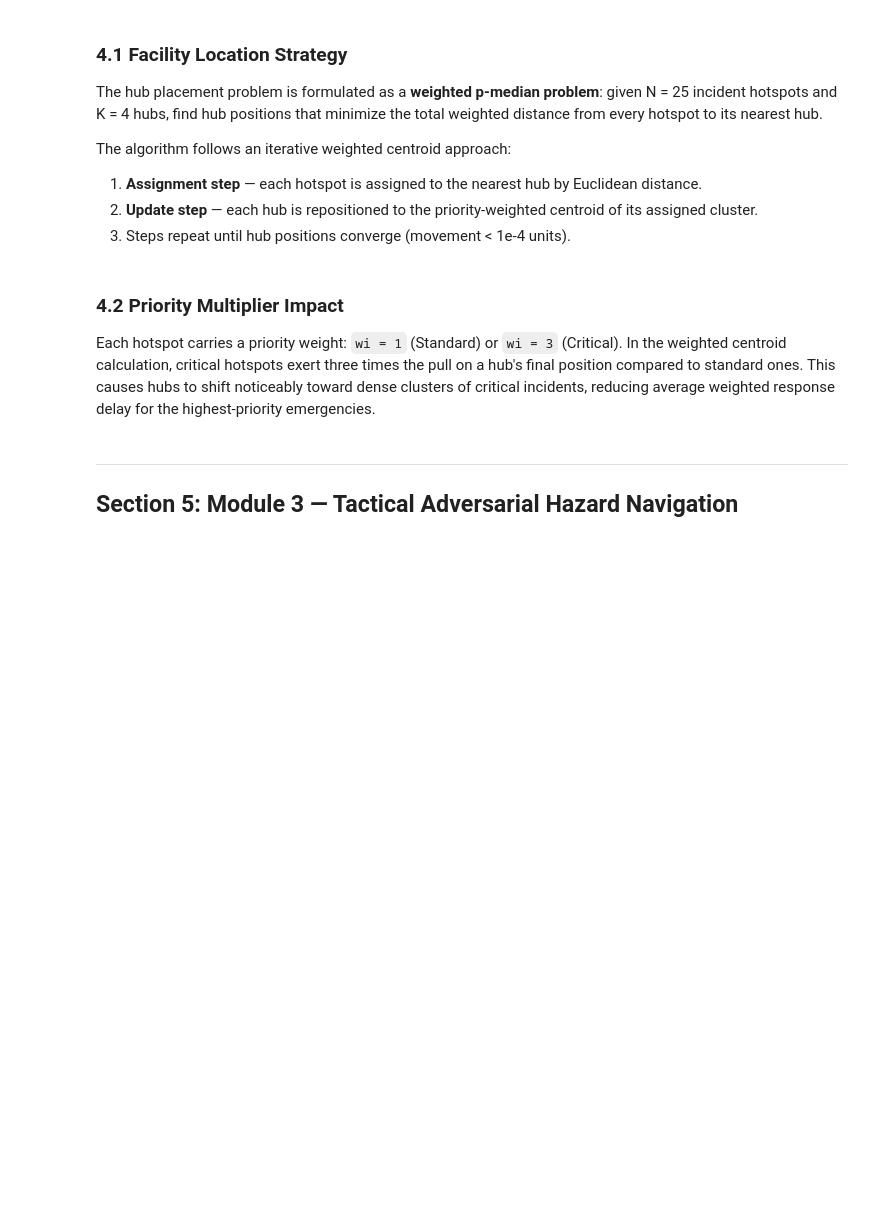
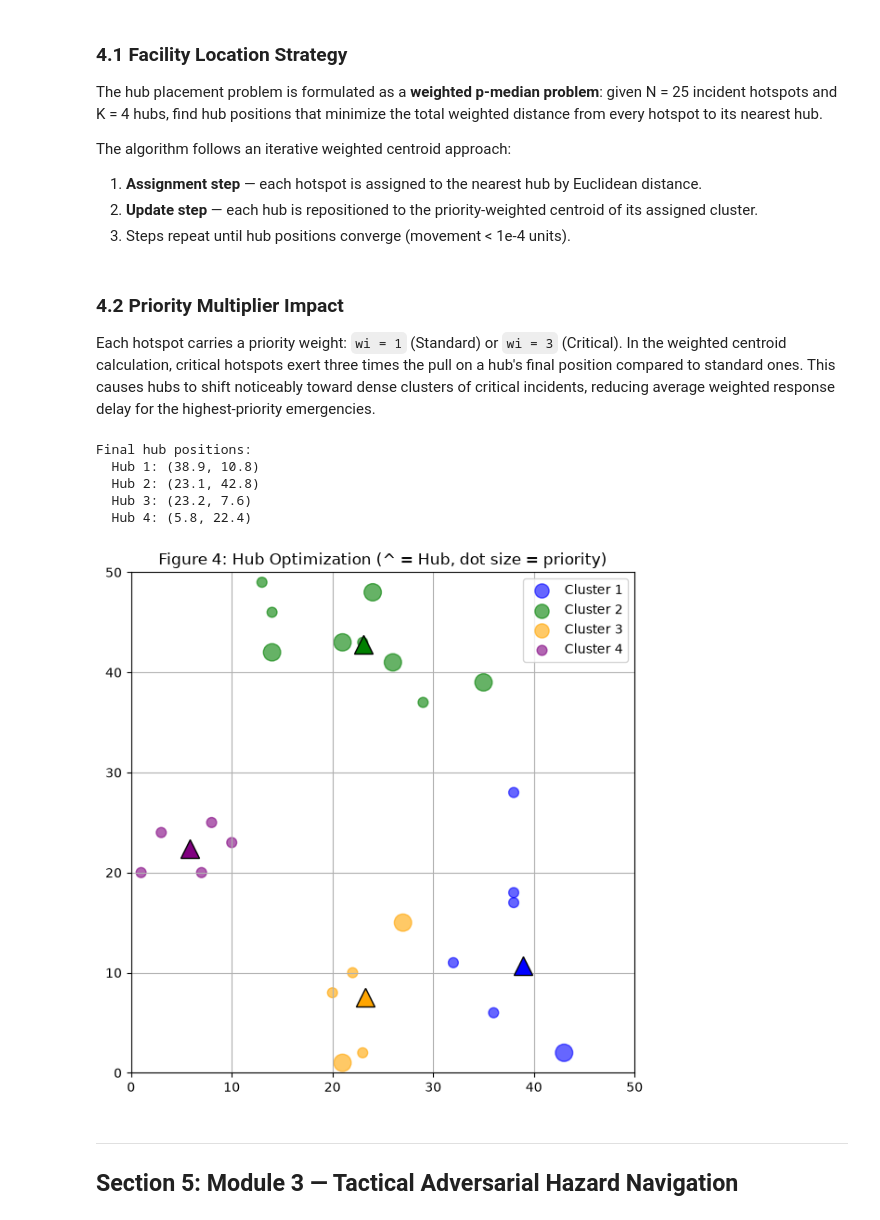
Before and after one commit to seanaseb2/CCS246_FinalProject, a Jupyter notebook: CCS246_FinalProject.ipynb, the cells around one changed output. Cells and saved outputs as stored; diff of their text form; code cells hidden in the pictures; blank space fills up the shorter version.

```diff
--- a/CCS246_FinalProject.ipynb
+++ b/CCS246_FinalProject.ipynb
@@ -176,50 +278,54 @@ import numpy as np
 import matplotlib.pyplot as plt
 
 np.random.seed(42)
-GRID_SIZE = 50
-N = 25
-K = 4
-
+GRID_SIZE  = 50
+N, K       = 25, 4
 hotspots   = np.random.randint(0, GRID_SIZE, size=(N, 2)).astype(float)
 priorities = np.random.choice([1, 3], size=N, p=[0.6, 0.4])
 
-def weighted_pmedian(hotspots, weights, k, max_iter=300):
+def weighted_pmedian(hotspots: np.ndarray, weights: np.ndarray, k: int, max_iter: int = 300) -> tuple:
+    """Iterative weighted p-median hub placement. Returns (hubs, assignment)."""
     idx  = np.random.choice(len(hotspots), k, replace=False)
     hubs = hotspots[idx].copy().astype(float)
-
     for _ in range(max_iter):
         dists      = np.linalg.norm(hotspots[:,None,:] - hubs[None,:,:], axis=2)
         assignment = np.argmin(dists, axis=1)
         new_hubs   = np.zeros_like(hubs)
         for j in range(k):
             members = np.where(assignment == j)[0]
             if len(members) == 0:
                 new_hubs[j] = hotspots[np.random.randint(len(hotspots))]
             else:
                 new_hubs[j] = np.average(hotspots[members], axis=0, weights=weights[members])
         new_hubs = np.clip(new_hubs, 0, GRID_SIZE-1)
         if np.max(np.linalg.norm(new_hubs - hubs, axis=1)) < 1e-4:
             break
         hubs = new_hubs
-
     return hubs, assignment
 
 hubs, assignment = weighted_pmedian(hotspots, priorities, K)
-print("Final hub positions:")
+print('Final hub positions:')
 for i, h in enumerate(hubs):
-    print(f"  Hub {i+1}: ({h[0]:.1f}, {h[1]:.1f})")
+    print(f'  Hub {i+1}: ({h[0]:.1f}, {h[1]:.1f})')
 
-# --- Plot ---
+# --- Figure 4 ---
 colors = ['blue','green','orange','purple']
 plt.figure(figsize=(7,7))
 for j in range(K):
     members = np.where(assignment == j)[0]
     plt.scatter(hotspots[members,0], hotspots[members,1],
                 s=priorities[members]*60, color=colors[j], alpha=0.6, label=f'Cluster {j+1}')
     plt.plot(*hubs[j], marker='^', color=colors[j], markersize=14, markeredgecolor='black')
 plt.xlim(0, GRID_SIZE); plt.ylim(0, GRID_SIZE)
-plt.title("Hub Optimization (^ = Hub, dot size = priority)")
+plt.title('Figure 4: Hub Optimization (^ = Hub, dot size = priority)')
 plt.legend(); plt.grid(True); plt.show()
+# %% [output]
+Final hub positions:
+  Hub 1: (38.9, 10.8)
+  Hub 2: (23.1, 42.8)
+  Hub 3: (23.2, 7.6)
+  Hub 4: (5.8, 22.4)
+[figure, added]
 # %% [markdown]
 ---
 ## Section 5: Module 3 — Tactical Adversarial Hazard Navigation <a id='section-5'></a>
```
Also changed, not shown: parts of 14 cells of this notebook.
